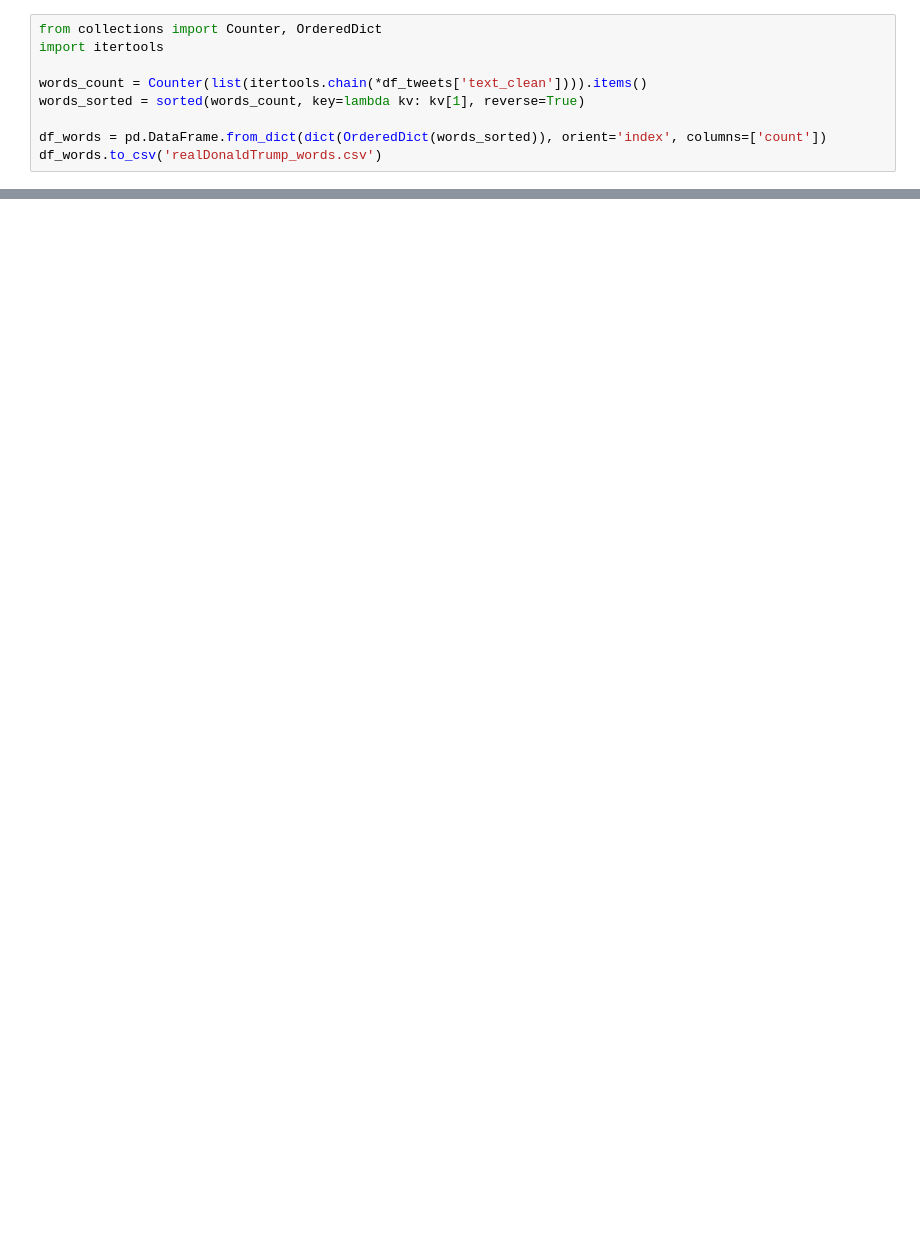
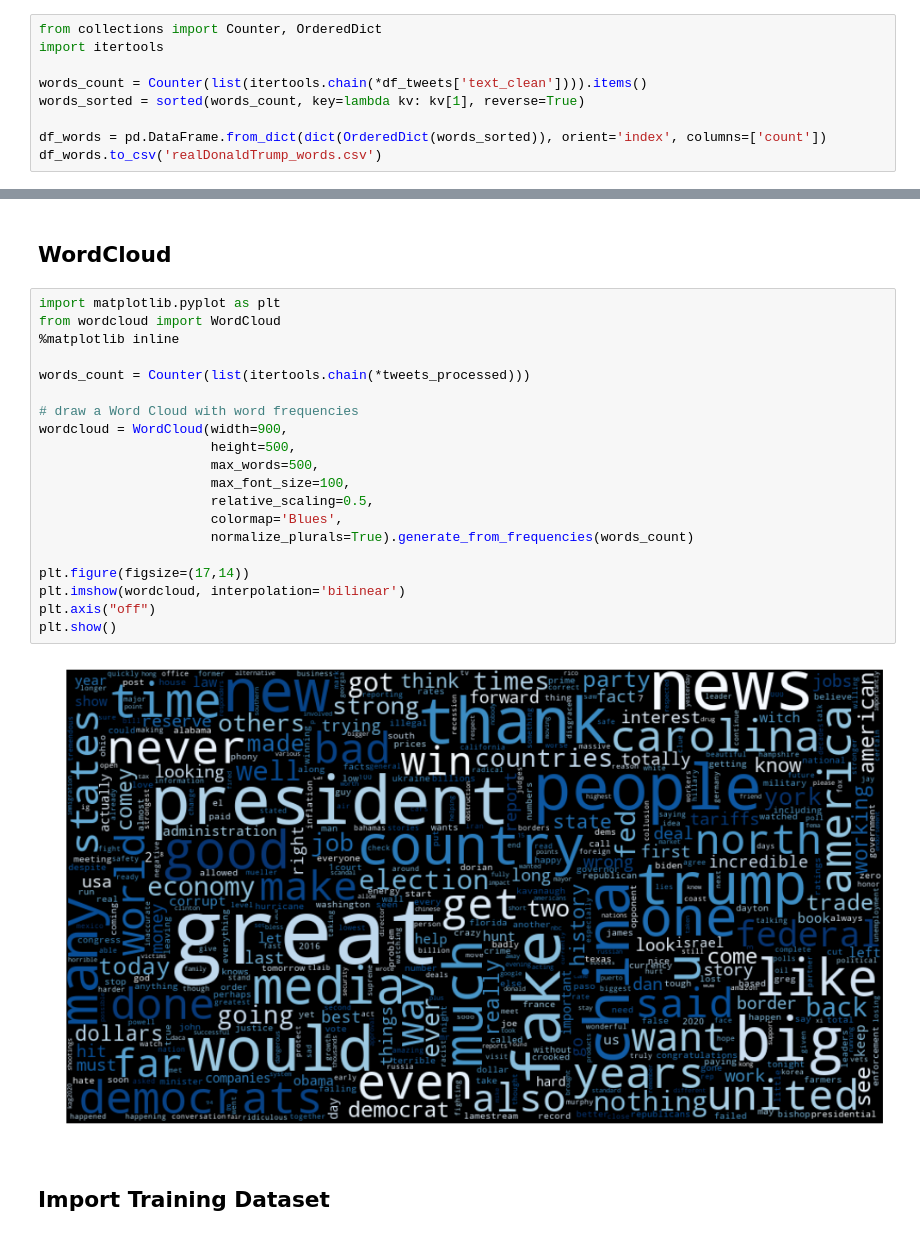
Before and after one commit to MaximShovkun/twitter_analytics, a Jupyter notebook: twitter_analytics.ipynb, the cells around one changed output, grey strips where cells are left out. Drawn from its saved outputs; the diff is of its cells as text; blank space fills up the shorter version.

```diff
--- a/twitter_analytics.ipynb
+++ b/twitter_analytics.ipynb
@@ -167,0 +185,26 @@ df_words
+# %% [markdown]
+## WordCloud
+# %%
+import matplotlib.pyplot as plt
+from wordcloud import WordCloud
+%matplotlib inline
+
+words_count = Counter(list(itertools.chain(*tweets_processed)))
+
+# draw a Word Cloud with word frequencies
+wordcloud = WordCloud(width=900,
+                      height=500,
+                      max_words=500,
+                      max_font_size=100,
+                      relative_scaling=0.5,
+                      colormap='Blues',
+                      normalize_plurals=True).generate_from_frequencies(words_count)
+
+plt.figure(figsize=(17,14))
+plt.imshow(wordcloud, interpolation='bilinear')
+plt.axis("off")
+plt.show()
+# %% [output]
+[figure, added]
+# %% [markdown]
+## Import Training Dataset
```
Also changed, not shown: parts of 23 cells of this notebook, 3 other files.
